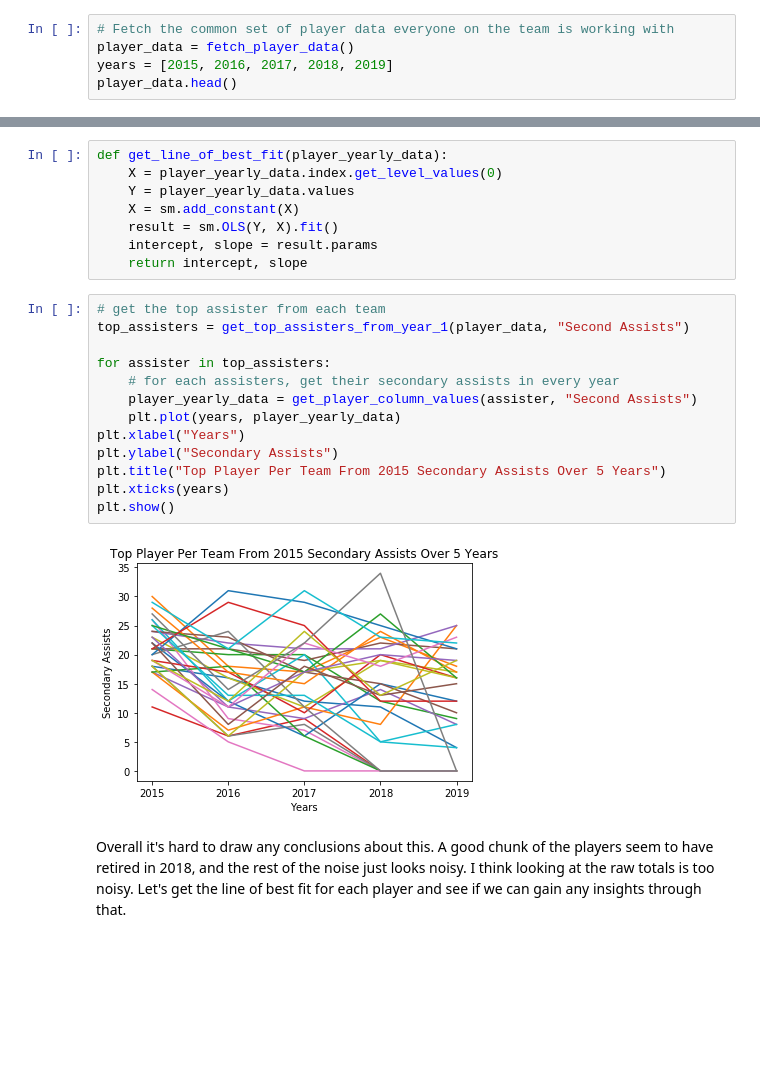
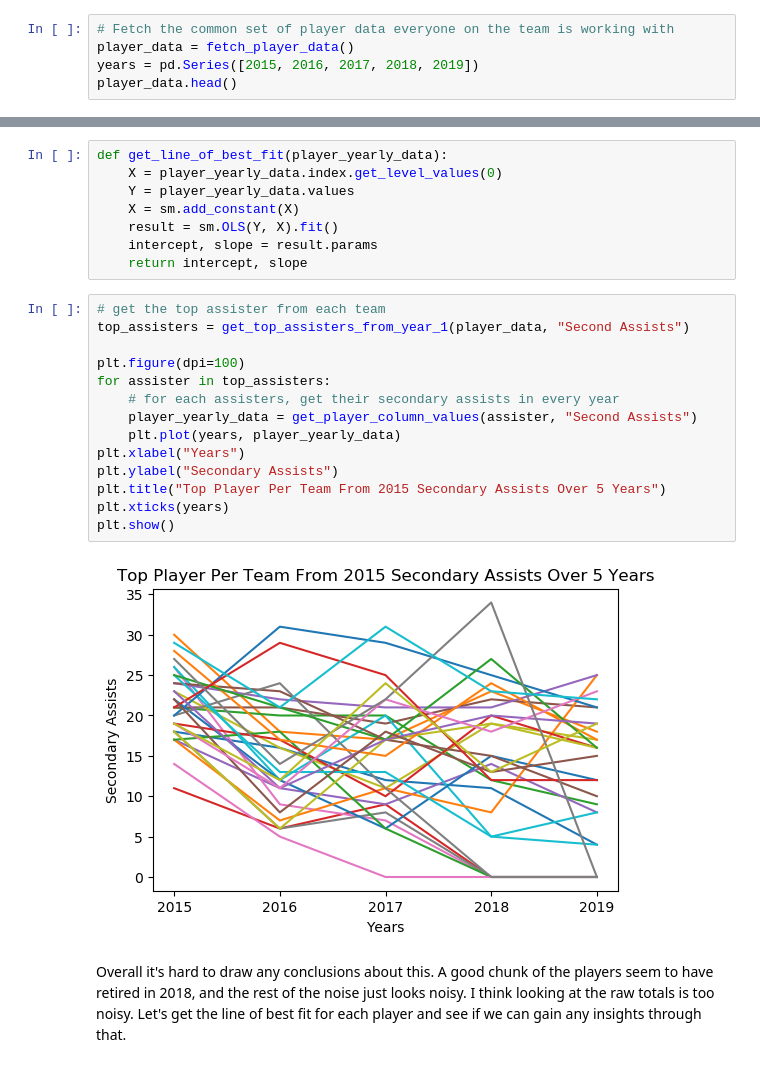
Before and after one commit to dbasilio/data-analysis-hockey, a Jupyter notebook: secondary-assists-analysis.ipynb, the cells around one changed output, grey strips where cells are left out. Saved outputs shown, nothing was run; the diff lists cells and outputs as text; blank space fills up the shorter version.

Commit message:
changing figure size

```diff
--- a/secondary-assists-analysis.ipynb
+++ b/secondary-assists-analysis.ipynb
@@ -20,7 +20,7 @@ warnings.filterwarnings('ignore')
 # %%
 # Fetch the common set of player data everyone on the team is working with
 player_data = fetch_player_data()
-years = [2015, 2016, 2017, 2018, 2019]
+years = pd.Series([2015, 2016, 2017, 2018, 2019])
 player_data.head()
 # %% [output]
 |  |  | Team | Position | GP | TOI | Goals | Total Assists | First Assists | Second Assists | ... |
@@ -74,18 +74,19 @@ def get_line_of_best_fit(player_yearly_data):
 # %%
 # get the top assister from each team
 top_assisters = get_top_assisters_from_year_1(player_data, "Second Assists")
 
+plt.figure(dpi=100)
 for assister in top_assisters:
     # for each assisters, get their secondary assists in every year
     player_yearly_data = get_player_column_values(assister, "Second Assists")
     plt.plot(years, player_yearly_data)
 plt.xlabel("Years")
 plt.ylabel("Secondary Assists")
 plt.title("Top Player Per Team From 2015 Secondary Assists Over 5 Years")
 plt.xticks(years)
 plt.show()
 # %% [output]
-[figure, old version]
+[figure, new version]
 # %% [markdown]
 Overall it's hard to draw any conclusions about this. A good chunk of the players seem to have retired in 2018, and the rest of the noise just looks noisy. I think looking at the raw totals is too noisy. Let's get the line of best fit for each player and see if we can gain any insights through that.
 # %%
```
Also changed, not shown: parts of 19 cells of this notebook.
